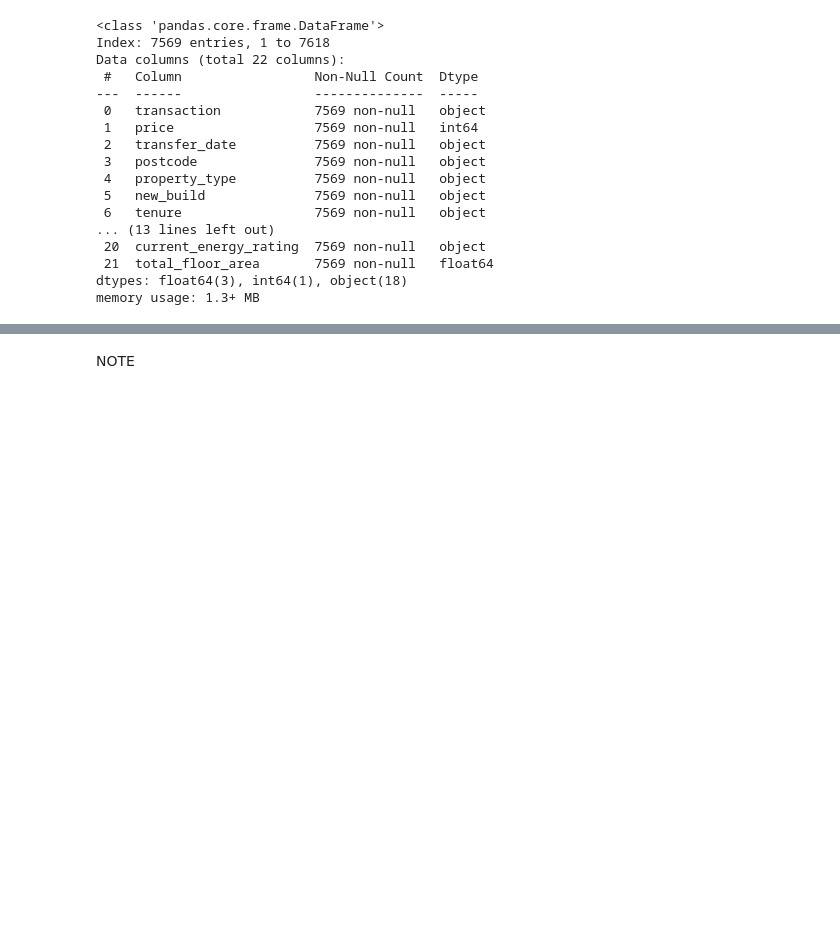
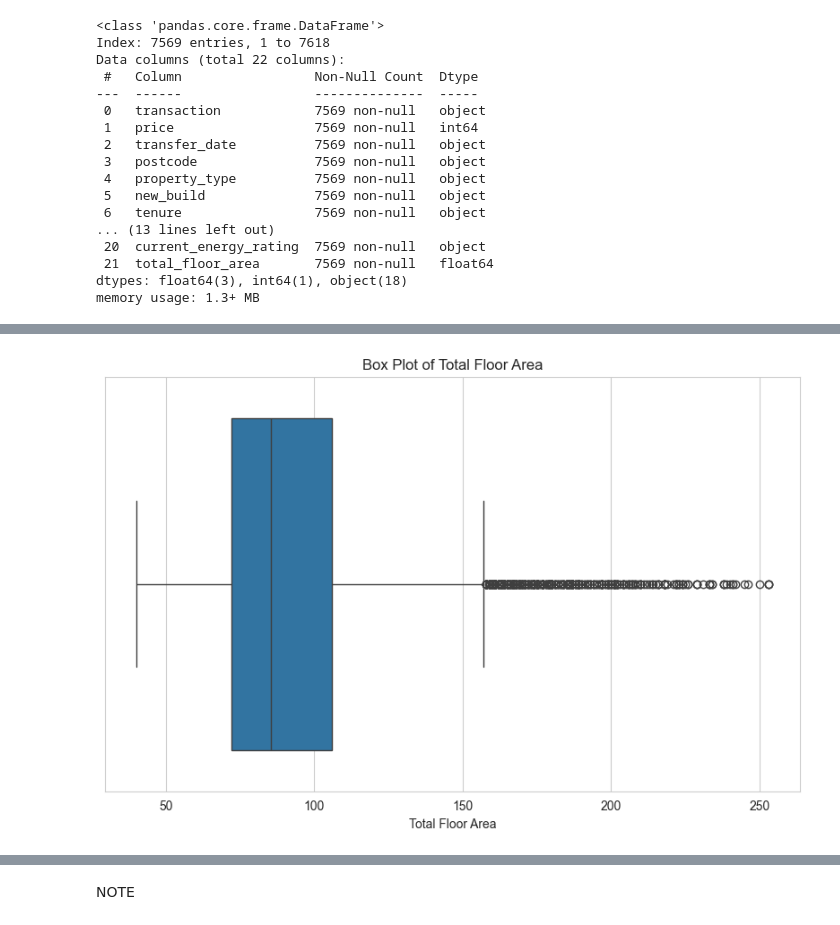
Before and after one commit to maleeper/Midlands_House_Prices, a Jupyter notebook: jupyter_notebooks/06 Data Cleaning and Feature Engineering.ipynb, the cells around one changed output, grey strips where cells are left out. Cells and saved outputs as stored; diff of their text form; code cells hidden in the pictures; blank space fills up the shorter version.

```diff
--- a/jupyter_notebooks/06 Data Cleaning and Feature Engineering.ipynb
+++ b/jupyter_notebooks/06 Data Cleaning and Feature Engineering.ipynb
@@ -259,0 +322,9 @@ plt.show()
+# %%
+# box plot of total_floor_area
+plt.figure(figsize=(10, 6))
+sns.boxplot(data=df, x='total_floor_area')
+plt.title('Box Plot of Total Floor Area')
+plt.xlabel('Total Floor Area')
+plt.show()
+# %% [output]
+[figure, added]
```
Also changed, not shown: parts of 18 cells of this notebook, 1 other file.
